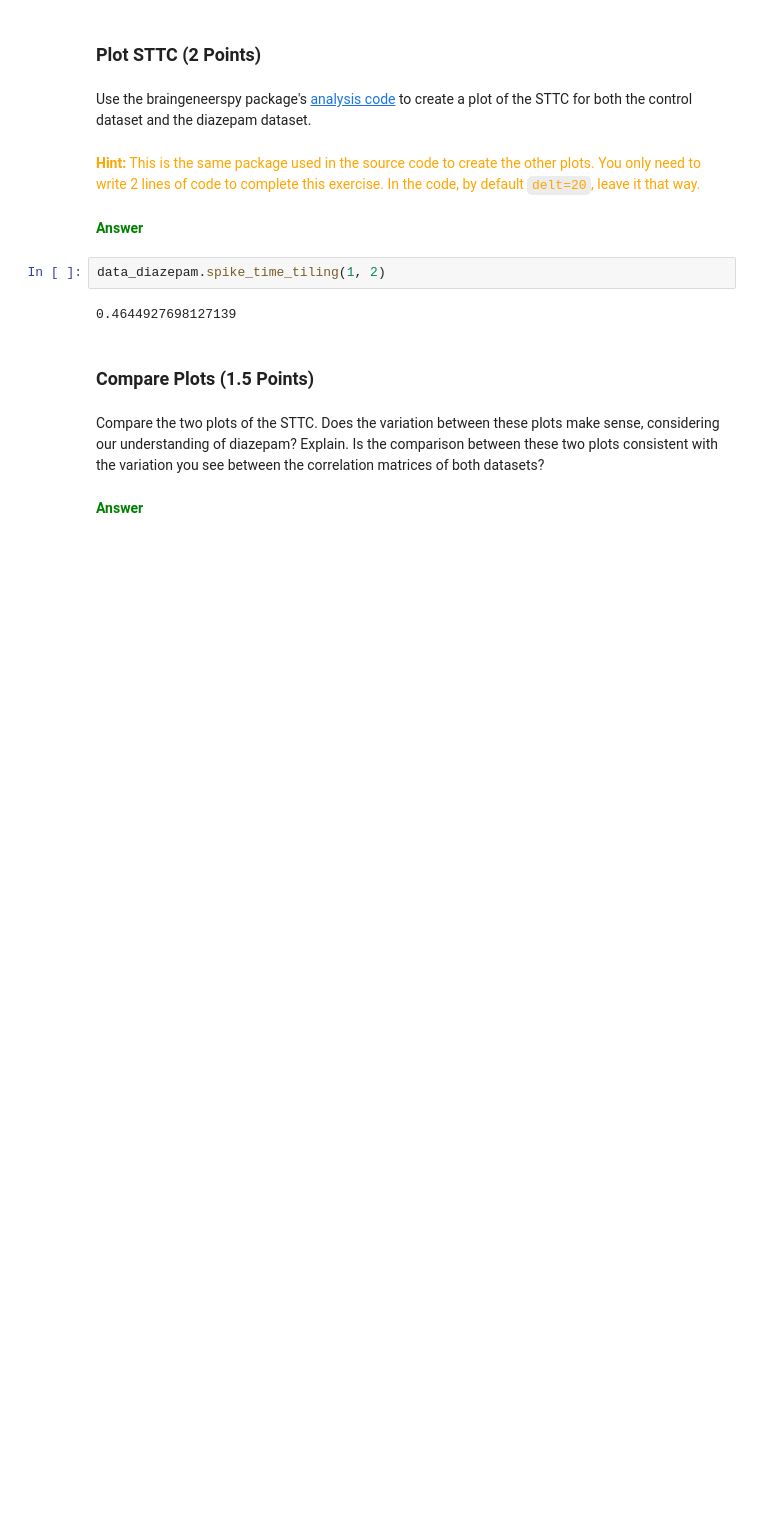
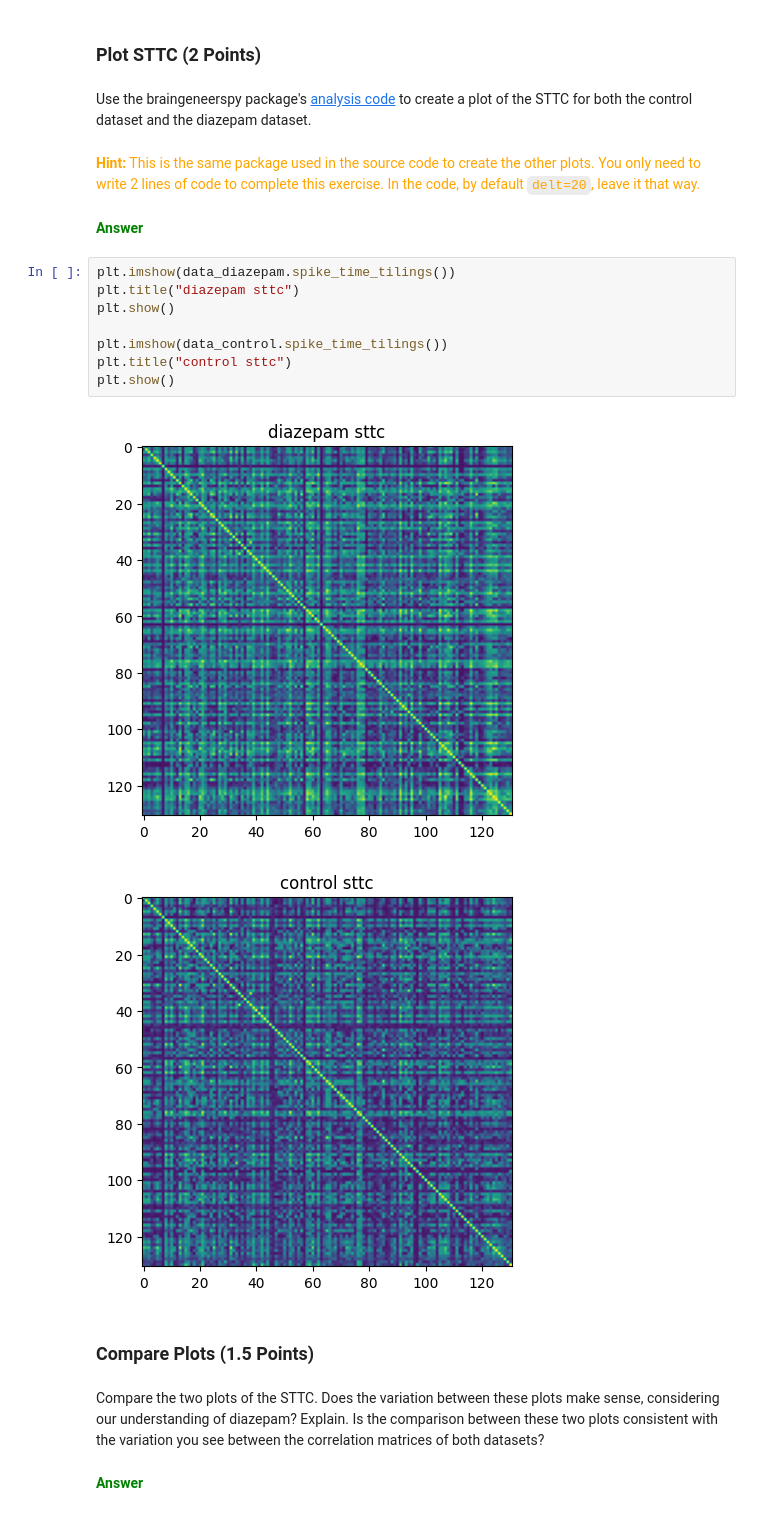
Before and after one commit to Braingeneers-Education/bme-118-2025-introduction-to-electrophysiology-KevySilb, a Jupyter notebook: electrophysiology_introduction.ipynb, the cells around one changed output. Cells and saved outputs as stored; diff of their text form; blank space fills up the shorter version.

```diff
--- a/electrophysiology_introduction.ipynb
+++ b/electrophysiology_introduction.ipynb
@@ -445,9 +445,16 @@ Use the braingeneerspy package's [analysis code](https://github.com/braingeneers
 # %% [markdown]
 <font color="green"><b>Answer
 # %%
-data_diazepam.spike_time_tiling(1, 2)
+plt.imshow(data_diazepam.spike_time_tilings())
+plt.title("diazepam sttc")
+plt.show()
+
+plt.imshow(data_control.spike_time_tilings())
+plt.title("control sttc")
+plt.show()
 # %% [output]
-0.4644927698127139
+[figure, added]
+[figure, added]
 # %% [markdown]
 ### Compare Plots (1.5 Points)
 # %% [markdown]
```
Also changed, not shown: parts of 5 cells of this notebook.
